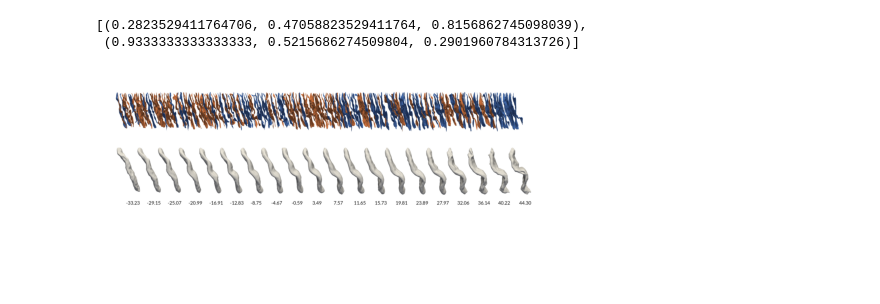
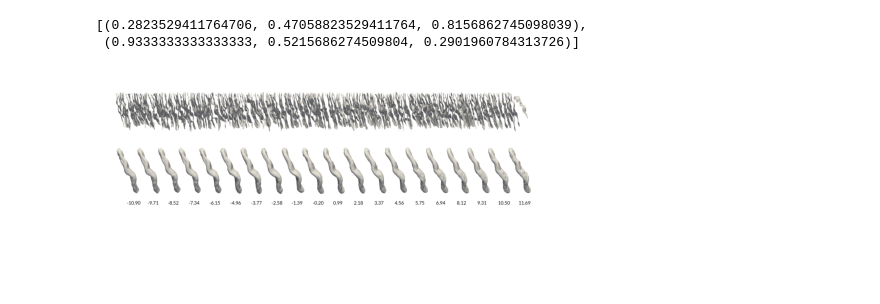
Before and after one commit to Vivikar/central-sulcus-analysis, a Jupyter notebook: shape_features/3_GeneratePlots.ipynb, the cells around one changed output. Drawn from its saved outputs; the diff is of its cells as text; code cells hidden in the pictures.

```diff
--- a/shape_features/3_GeneratePlots.ipynb
+++ b/shape_features/3_GeneratePlots.ipynb
@@ -180,7 +180,7 @@ import seaborn as sns
  (0.9333333333333333, 0.5215686274509804, 0.2901960784313726)]
 # %%
 total_subj_imgs = 200
-isomap_dim = 'isomap_0'
+isomap_dim = 'isomap_13'
 
 x_coords_subj = np.linspace(0, 4000, total_subj_imgs)
 x_coords_subj = x_coords_subj - x_coords_subj[0]+ 10
@@ -205,7 +205,7 @@ spaced_idxs = np.round(np.linspace(0, len(sorted_indexes_array) - 1, total_subj_
 
 # paste subject images
 for idx, i in enumerate(spaced_idxs):
-    r = [1, 1, 1]
+    # r = [1, 1, 1]
     # print(sorted_indexes_array[i])
     subject = good_ismoap_df.loc[sorted_indexes_array[i]].subject.strip('_')
     side = good_ismoap_df.loc[sorted_indexes_array[i]].side
@@ -220,6 +220,7 @@ for idx, i in enumerate(spaced_idxs):
     # DEFINE COLOR RULE
     col_idx = 0 if side == 'left' else 1
     r = sns.color_palette("muted")[col_idx]
+    r = [ 1, 1, 1]
     #####
     spam_img_r, spam_img_g, spam_img_b, spam_img_a = spam_img.split()
     spam_img_col = Image.merge('RGBA', (spam_img_r.point(lambda x: x*r[0]),
@@ -229,36 +230,36 @@ for idx, i in enumerate(spaced_idxs):
 
     background.paste(spam_img_col, (int(x_coords_subj[idx]) + padd_subj*i, subj_loc_x), spam_img)
     # break
 
 sulci_imgs_path = mesh_paths/f'{isomap_dim.replace("isomap", "feature")}/imgs/spam'
 spam_imgs = [x for x in sulci_imgs_path.glob('**/*.png')]
 for i,s in enumerate(spam_imgs):
             spam_img = Image.open(s, 'r')
             bbox = spam_img.getbbox()
             spam_img = spam_img.crop(bbox)
             spam_img = spam_img.resize((int(spam_img.size[0]*resize_scale),
                                         int(spam_img.size[1]*resize_scale)))
 
             background.paste(spam_img, (int(x_coords_spam[i]) + padd_spam*i + 100,
                                         spam_loc_x),
                              spam_img)
 
             isomap_val = '{:.2f}'.format(float(s.name.split('_')[1][:-4]))
             spam_img_h, spam_img_w = spam_img.size
             draw.text((x_coords_spam[i]+spam_img_w/2-180 + padd_spam*i + 150,
                     spam_loc_x + 175+350),
                     str(isomap_val),(0,0,0, 255),
                     font=font)
 
-background.save('out3.png')
+background.save(f'{isomap_dim}_out3.png')
 # plot
-background_img = plt.imread('out3.png')
+background_img = plt.imread(f'{isomap_dim}_out3.png')
 plt.imshow(background_img)
 # plt.axes().set_aspect('equal')
 plt.axis('off')
 plt.show()
 # %% [output]
-[figure, old version]
+[figure, new version]
 # %%
 spam_mpath = Path('/mrhome/vladyslavz/git/central-sulcus-analysis/shape_features/meshes/all_subj_meshes_reg')
 spam_mpaths = spam_mpath.glob('*.ply')
```
